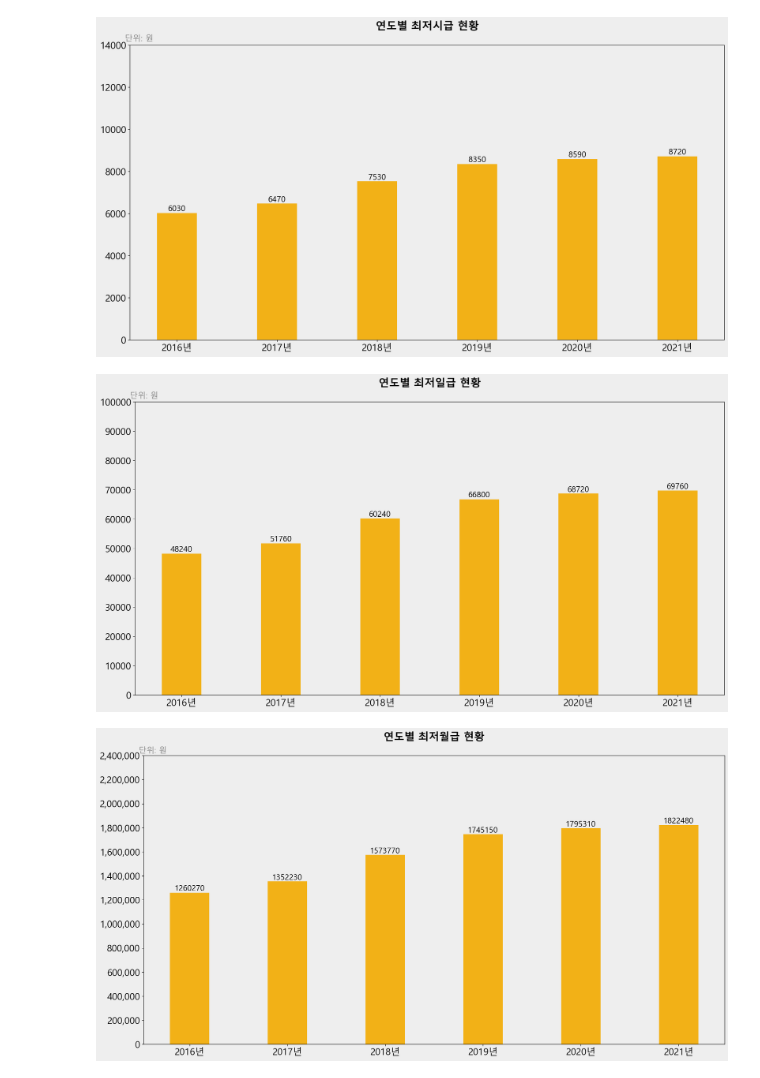
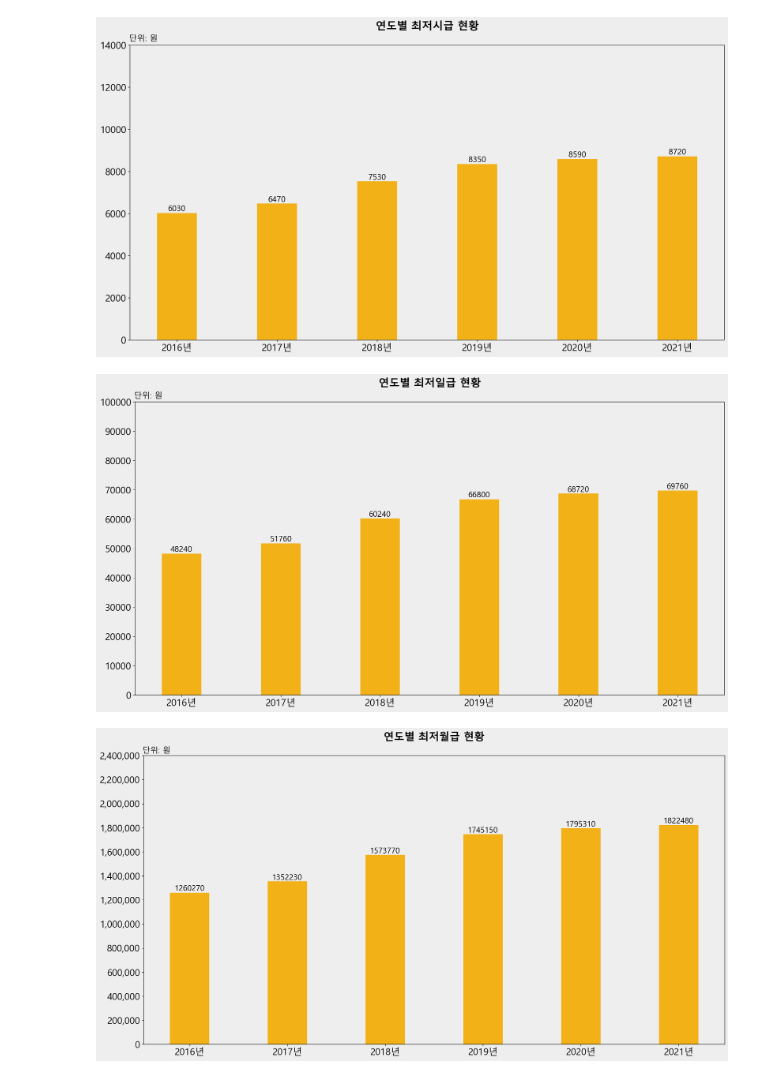
Before and after one commit to JBindio/MiniProject, a Jupyter notebook: Mini_Project_02_Minimum_Wage/01.연도별_최저임금_현황.ipynb, the cells around one changed output. Cells and saved outputs as stored; diff of their text form; code cells hidden in the pictures.

```diff
--- a/Mini_Project_02_Minimum_Wage/01.연도별_최저임금_현황.ipynb
+++ b/Mini_Project_02_Minimum_Wage/01.연도별_최저임금_현황.ipynb
@@ -21,7 +21,7 @@ else :
     print('Check your OS System')
 
 # 그래프에 마이너스 표시
-mpl.rcParams['axes.unicode_minus'] = False
+matplotlib.rcParams['axes.unicode_minus'] = False
 # %%
 # 데이터 불러오기
 min_wage = pd.read_excel('./data/연도별_최저임금.xlsx')
@@ -114,26 +124,26 @@ plt.show()
 # %%
 # 정제된 데이터 시각화(최저일급)
 ylist = np.arange(0,110000,10000)
 fig = plt.figure(figsize=(20,10))
 fig.set_facecolor('#EEEEEE')
 plt.rc('font', family = 'Malgun Gothic', size = 18)
 plt.title('연도별 최저일급 현황',fontsize = 20,loc='center', pad=30, fontweight="bold")
 ax = plt.bar(min_wage['연도'],min_wage['일급'],width=0.4, color ='#F2B117')
 plt.gca().set_facecolor('#EEEEEE')
 plt.yticks(ylist)
-plt.text(-0.52,101200, '단위: 원', fontsize=15, color = 'grey')
+plt.text(-0.48,101200, '단위: 원', fontsize=15, color = 'black')
 
 # 그래프 상단에 값 추가하기
 for i, v in enumerate(min_wage['연도']):
     plt.text(v, min_wage['일급'][i], min_wage['일급'][i],
              fontsize = 15,
              color='black',
              horizontalalignment='center',  # horizontalalignment (left, center, right)
              verticalalignment='bottom')    # verticalalignment (top, center, bottom)
 
 plt.show()
 # %% [output]
-[figure, old version]
+[figure, new version]
 # %%
 # 정제된 데이터 시각화
 ylist = np.arange(0,2500000,200000)
```
Also changed, not shown: parts of 4 cells of this notebook, 24 other files.
